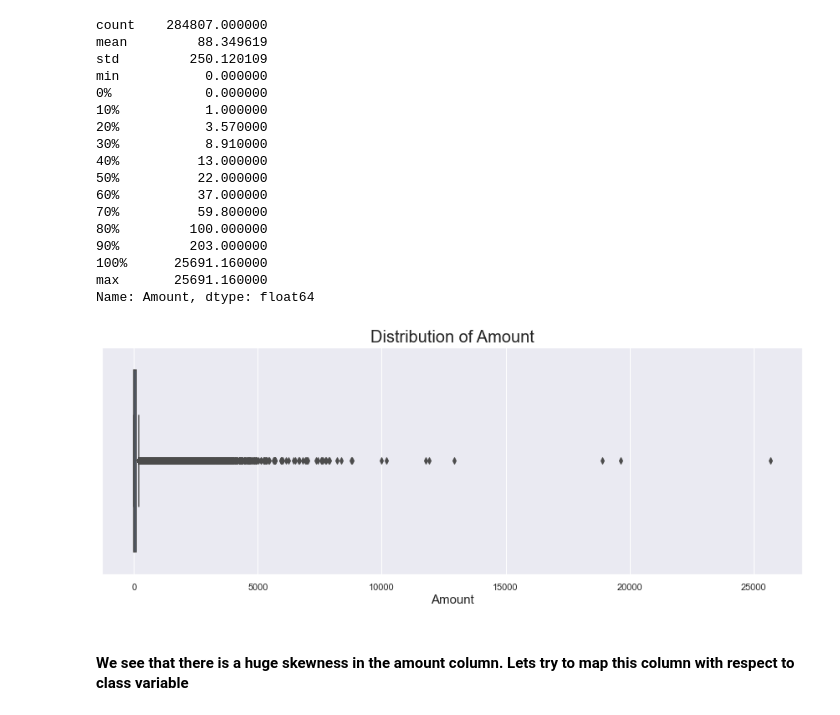
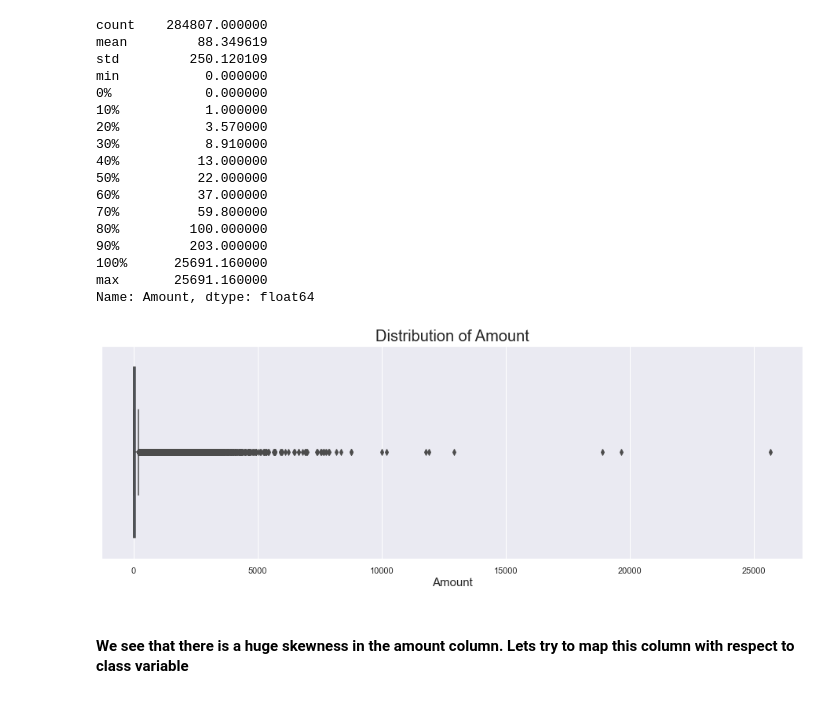
Before and after one commit to akshaykadam100/Credit-Card-Fraud-Detection, a Jupyter notebook: modelling/V1_Akshay_Kadam_DML2070010.ipynb, the cells around one changed output. Drawn from its saved outputs; the diff is of its cells as text; code cells hidden in the pictures.

Commit message:
All core functions implemented

```diff
--- a/modelling/V1_Akshay_Kadam_DML2070010.ipynb
+++ b/modelling/V1_Akshay_Kadam_DML2070010.ipynb
@@ -96,0 +107,19 @@ def plot_bar_graph_from_series(data, plot_title, x_axis_label, y_axis_label, x_a
+# %%
+def plot_box_graph(series, plot_type='box'):
+    """
+    This function is use to plot Box Plot for continuous numerical variable
+    Arguments
+    - series: Accepts pandas series or a column from pandas dataframe
+    - plot_type: To plot either box plot or distribution plot
+    """
+    if plot_type == 'box':
+        plt.figure(figsize=(16,5))
+        sns.boxplot(series)
+    elif plot_type == 'dist':
+        plt.figure(figsize=(15,8))
+        sns.distplot(raw_data.V1)
+    else:
+        raise ValueError('Plot type can be either a "box" (for Box Plot) or "dist" (for Distribution Plot)')
+    plt.title('Distribution of ' + str(series.name), fontdict={'fontsize': 20})
+    plt.xlabel(series.name, fontdict={'fontsize': 15})
+    plt.show()
@@ -167,14 +220,10 @@ min           0.000000
 100%      25691.160000
 max       25691.160000
 Name: Amount, dtype: float64
-# %%
-plt.figure(figsize=(15,5))
-sns.boxplot(raw_data.Amount)
-plt.title('Distribution of Amount', fontdict={'fontsize': 20})
-plt.xlabel('Amount', fontdict={'fontsize': 15})
-plt.show()
-# %% [output]
-[figure, removed]
+# %%
+plot_box_graph(series=raw_data.Amount)
+# %% [output]
+[figure, added]
 # %% [markdown]
 #### We see that there is a huge skewness in the amount column. Lets try to map this column with respect to class variable
 # %% [markdown]
```
Also changed, not shown: parts of 68 cells of this notebook, 1 other file.
